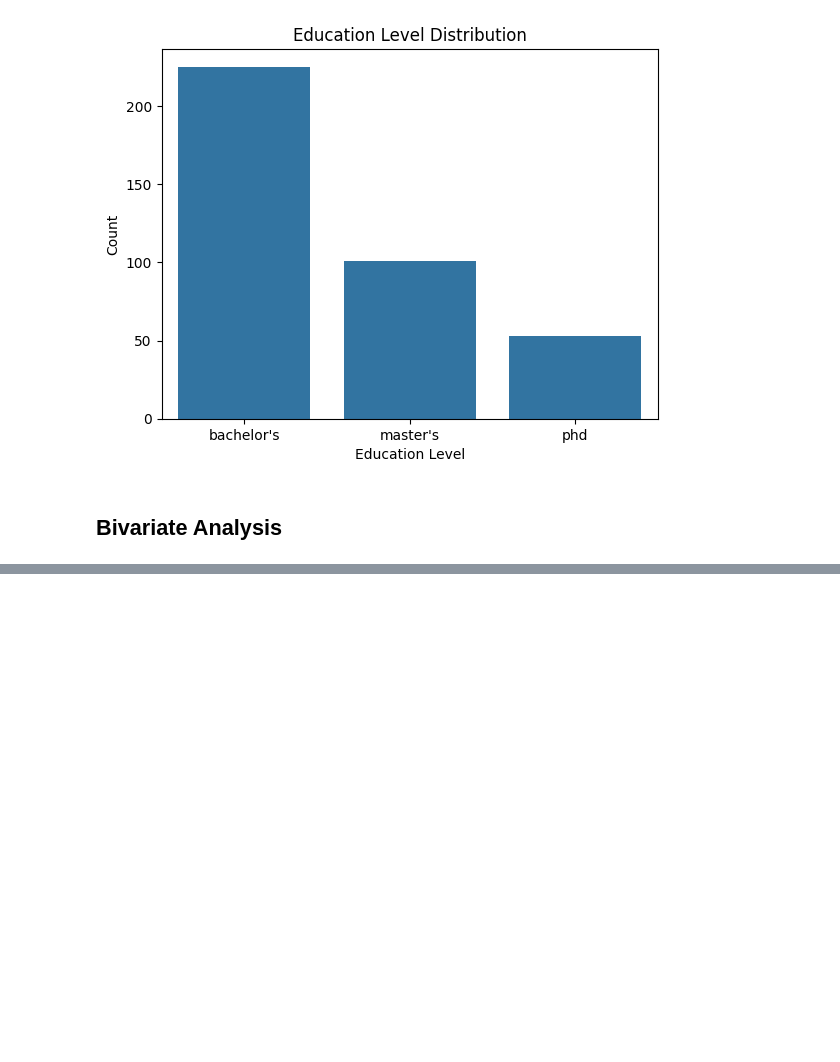
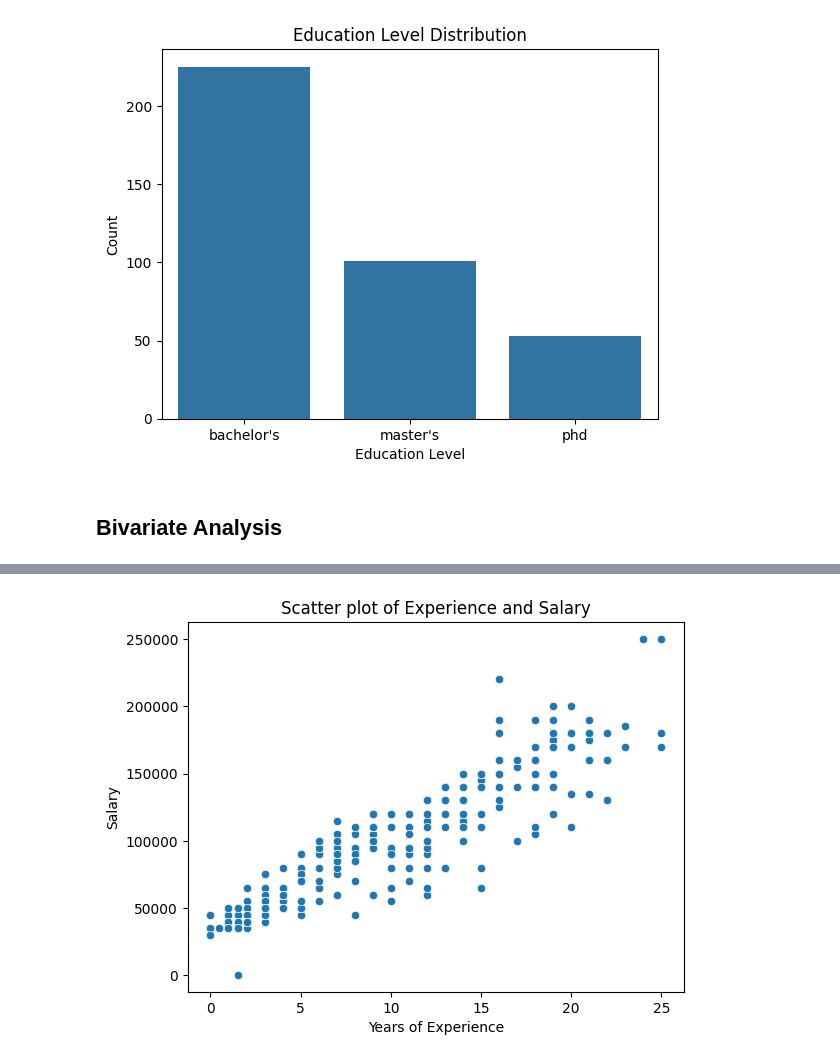
Before and after one commit to aryancodes12/Advance-Machine-Learning, a Jupyter notebook: salary_predictor.ipynb, the cells around one changed output, grey strips where cells are left out. Saved outputs shown, nothing was run; the diff lists cells and outputs as text; code cells hidden in the pictures; blank space fills up the shorter version.

```diff
--- a/salary_predictor.ipynb
+++ b/salary_predictor.ipynb
@@ -304,0 +322,9 @@ plt.show()
+# %%
+#Scatter plot of Experience and Salary
+sns.scatterplot(data = data, x = 'Years of Experience', y = 'Salary')
+plt.title('Scatter plot of Experience and Salary')
+plt.xlabel('Years of Experience')
+plt.ylabel('Salary')
+plt.show()
+# %% [output]
+[figure, added]
```
Also changed, not shown: parts of 9 cells of this notebook.
